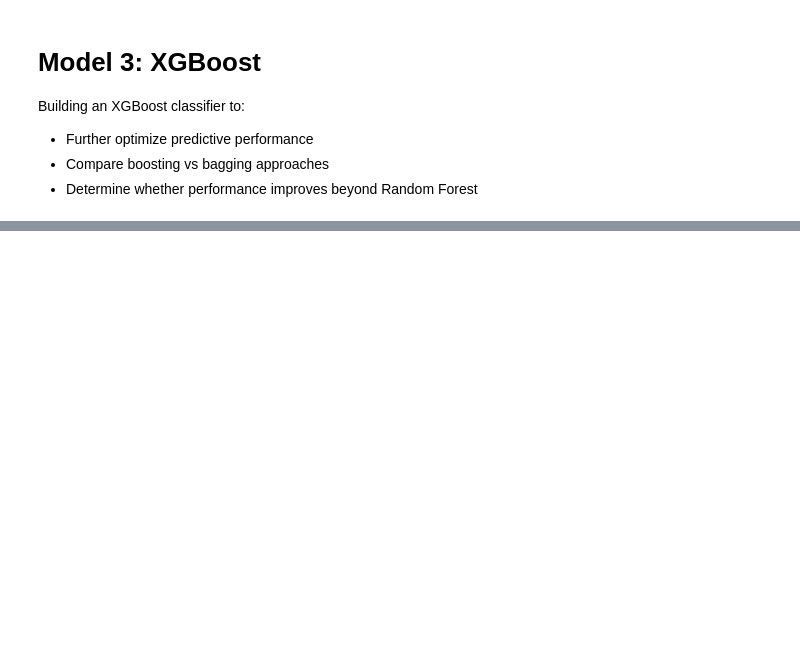
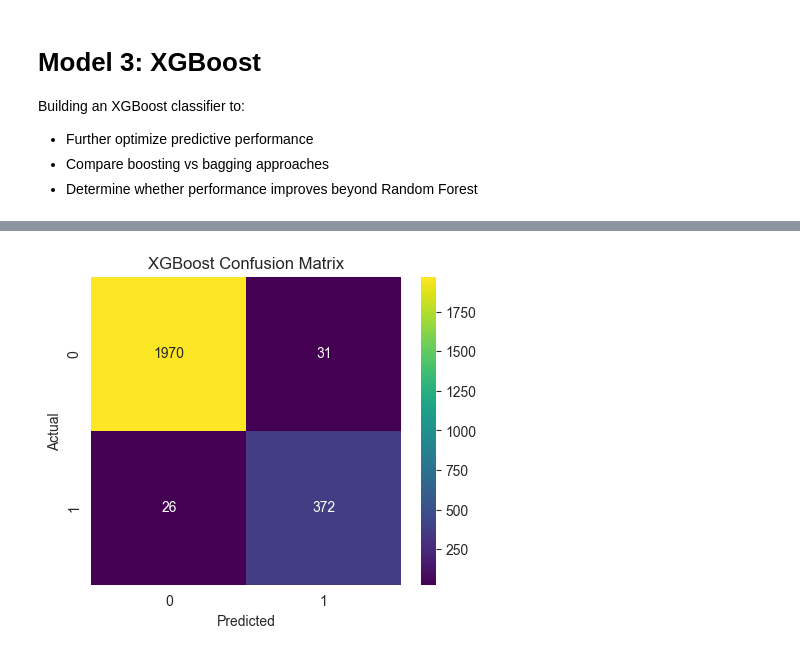
Before and after one commit to Aarushi-1604/gada-capstone-project, a Jupyter notebook: notebooks/employee_turnover_analysis.ipynb, the cells around one changed output, grey strips where cells are left out. Drawn from its saved outputs; the diff is of its cells as text; code cells hidden in the pictures; blank space fills up the shorter version.

Commit message:
Added XGBoost model and Conclusions

```diff
--- a/notebooks/employee_turnover_analysis.ipynb
+++ b/notebooks/employee_turnover_analysis.ipynb
@@ -727,3 +727,29 @@ Building an XGBoost classifier to:
 - Further optimize predictive performance
 - Compare boosting vs bagging approaches
 - Determine whether performance improves beyond Random Forest
+# %%
+# Initializing XGBoost classifier
+xgb_model = xgb.XGBClassifier(
+    n_estimators=200,
+    learning_rate=0.1,
+    max_depth=5,
+    random_state=42,
+    scale_pos_weight=(y_train.value_counts()[0] / y_train.value_counts()[1])
+)
+
+# Training the model
+xgb_model.fit(X_train, y_train)
+
+# Generating predictions
+y_pred_xgb = xgb_model.predict(X_test)
+y_prob_xgb = xgb_model.predict_proba(X_test)[:, 1]
+
+# Evaluating model performance
+print("Classification Report:\n")
+print(classification_report(y_test, y_pred_xgb))
+
+print("\nConfusion Matrix:\n")
+print(confusion_matrix(y_test, y_pred_xgb))
+
+print("\nROC-AUC Score:")
+print(roc_auc_score(y_test, y_prob_xgb))
@@ -729,0 +776,15 @@ Building an XGBoost classifier to:
+# %%
+# Visualizing confusion matrix for XGBoost
+
+plt.figure(figsize=(5,4))
+sns.heatmap(confusion_matrix(y_test, y_pred_xgb),
+            annot=True,
+            fmt="d",
+            cmap="viridis")
+
+plt.title("XGBoost Confusion Matrix")
+plt.xlabel("Predicted")
+plt.ylabel("Actual")
+plt.show()
+# %% [output]
+[figure, added]
```
Also changed, not shown: parts of 3 cells of this notebook.
